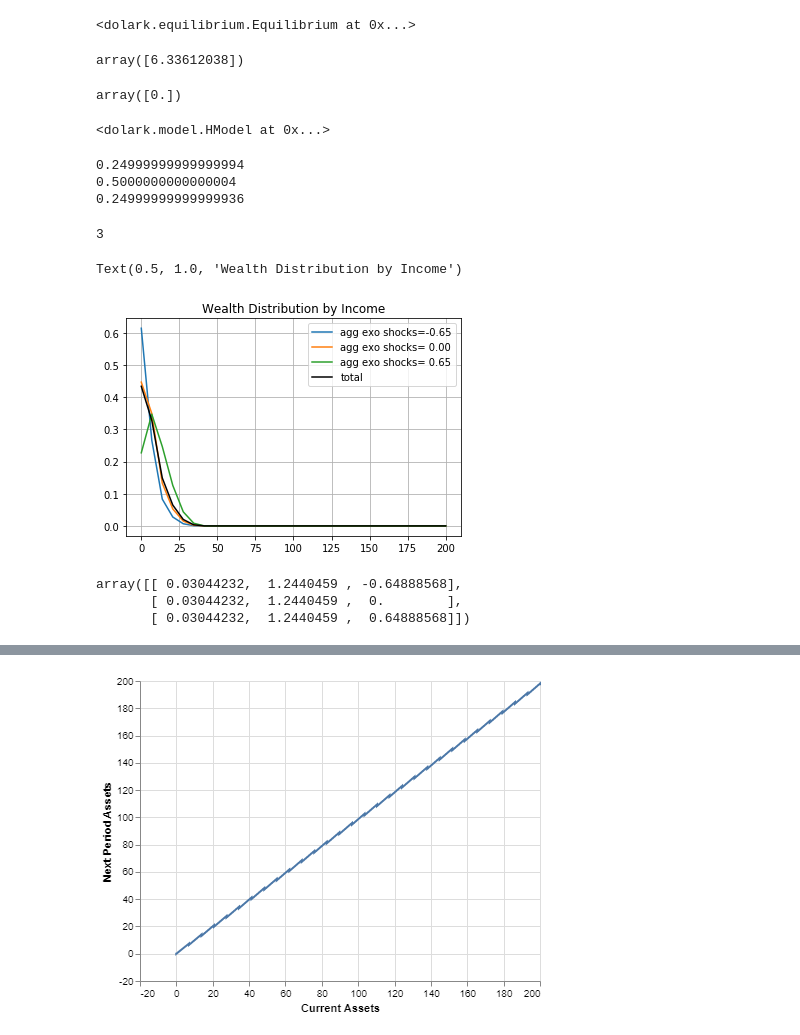
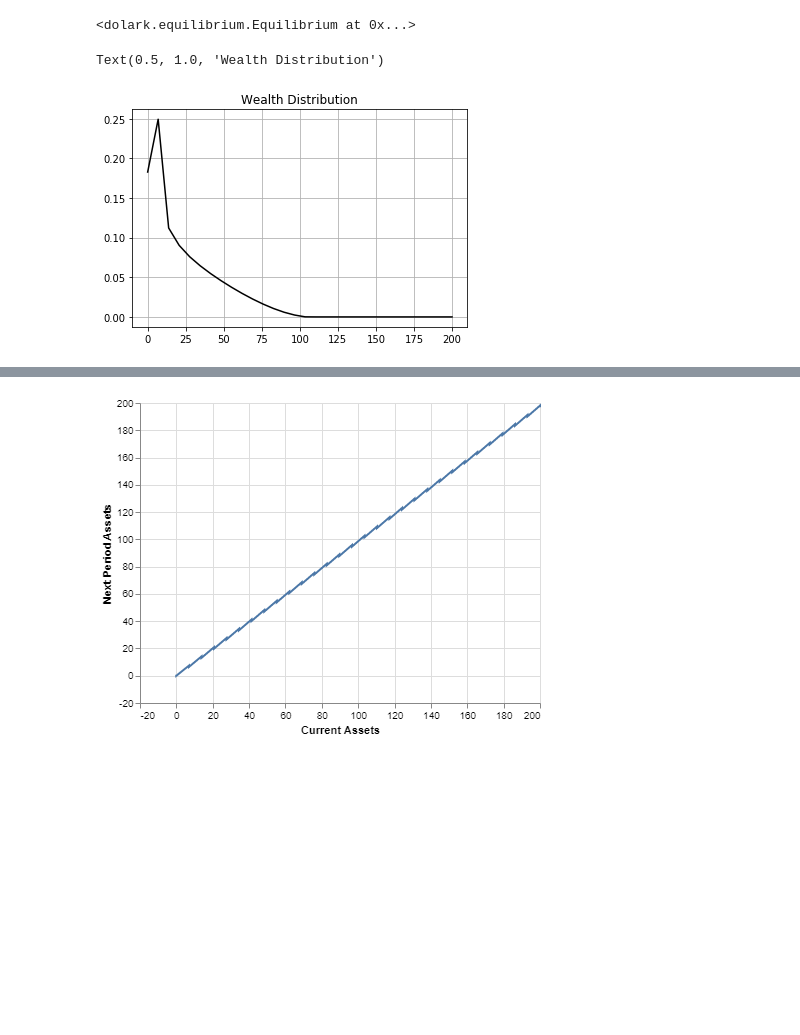
Before and after one commit to zhuang13atJHU/ballpark, a Jupyter notebook: models/We-Would-Like-In-Econ-ARK/AiyagariIdiosyncratic/Code.ipynb, the cells around one changed output, grey strips where cells are left out. Drawn from its saved outputs; the diff is of its cells as text; code cells hidden in the pictures; blank space fills up the shorter version.

```diff
--- a/models/We-Would-Like-In-Econ-ARK/AiyagariIdiosyncratic/Code.ipynb
+++ b/models/We-Would-Like-In-Econ-ARK/AiyagariIdiosyncratic/Code.ipynb
@@ -32,44 +32,12 @@ YAMLLoadWarning:c:\users\zhuang13\documents\github\dolo\dolo\compiler\recipes.py
 done
 Computing Steady State...done
 <dolark.equilibrium.Equilibrium at 0x...>
-# %%
-eq.y  # y is the aggregate endogenous variable
-# %% [output]
-array([6.33612038])
-# %%
-eq.m # aggregate exogenous
-# %% [output]
-array([0.])
-# %%
-eq.aggmodel
-# %% [output]
-<dolark.model.HModel at 0x...>
-# %%
-print(eq.μ[0,:].sum())
-print(eq.μ[1,:].sum())
-print(eq.μ[2,:].sum())
-# %% [output]
-0.24999999999999994
-0.5000000000000004
-0.24999999999999936
-# %%
-eq.μ.shape[0]
-# %% [output]
-3
 # %%
-for i in range(eq.μ.shape[0]):
-    s = eq.dr.endo_grid.nodes() # grid for states (temporary)
-    plt.plot(s, eq.μ[i,:]/(eq.μ[i,:].sum()), label=f"agg exo shocks={eq.dr.exo_grid.node(i)[2]: .2f}")
-plt.plot(s, eq.μ.sum(axis=0), label='total', color='black')
+#plot the wealth distribution
+s = eq.dr.endo_grid.nodes() # grid for states (i.e the state variable--wealth in this case)
+plt.plot(s, eq.μ.sum(axis=0), color='black')
 plt.grid()
-plt.legend(loc='upper right')
-plt.title("Wealth Distribution by Income")
+plt.title("Wealth Distribution")
 # %% [output]
-Text(0.5, 1.0, 'Wealth Distribution by Income')
+Text(0.5, 1.0, 'Wealth Distribution')
-[figure, old version]
+[figure, new version]
-# %%
-eq.dr.exo_grid.nodes()
-# %% [output]
-array([[ 0.03044232,  1.2440459 , -0.64888568],
-       [ 0.03044232,  1.2440459 ,  0.        ],
-       [ 0.03044232,  1.2440459 ,  0.64888568]])
```
Also changed, not shown: parts of 33 cells of this notebook.
